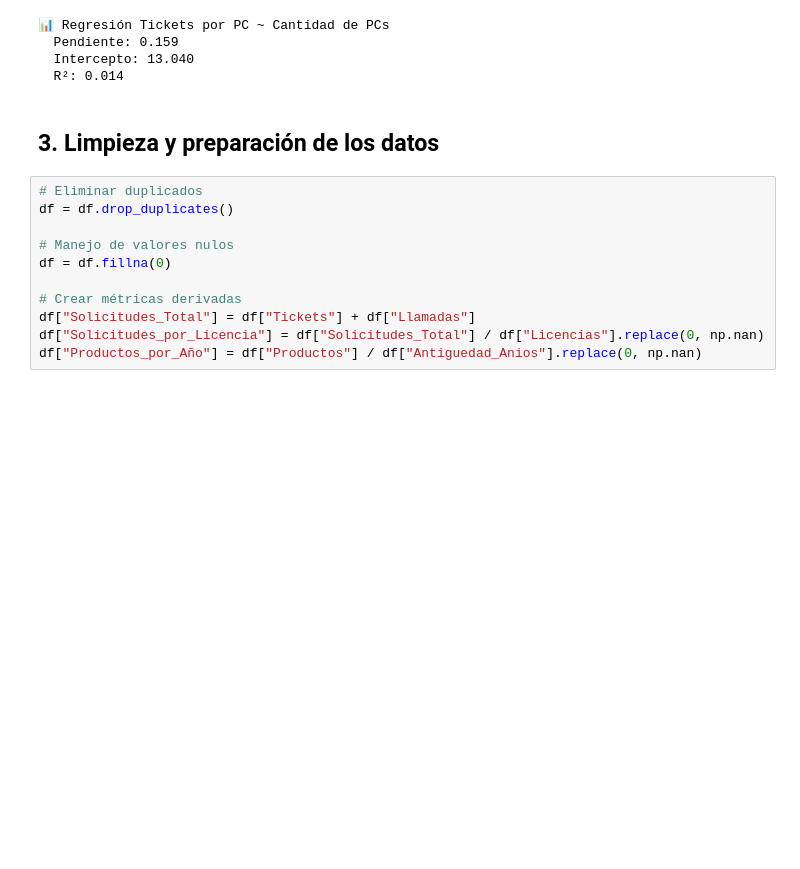
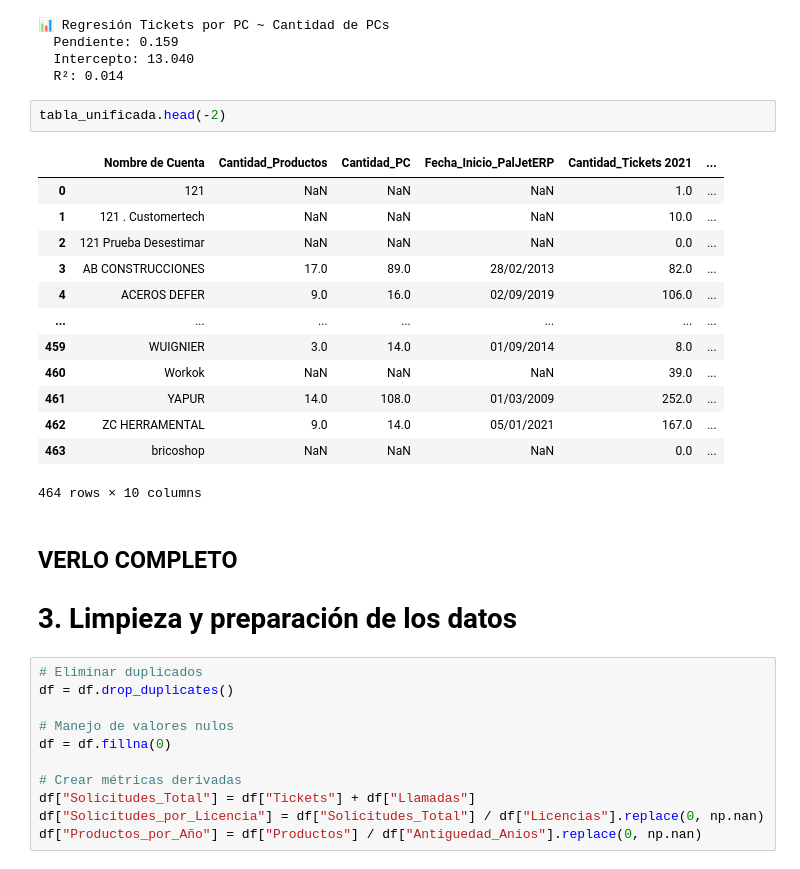
Before and after one commit to christiansaluzzo/Etsol_AnalisisClientes, a Jupyter notebook: análisis_clientes.ipynb, the cells around one changed output. Cells and saved outputs as stored; diff of their text form; blank space fills up the shorter version.

Commit message:
Pruebas varias con los tickets

```diff
--- a/análisis_clientes.ipynb
+++ b/análisis_clientes.ipynb
@@ -486,8 +564,25 @@ scatter_reg("Cantidad_PC", "Tickets_por_PC", "Cantidad de PCs", "Tickets por PC"
   Pendiente: 0.159
   Intercepto: 13.040
   R²: 0.014
+# %%
+tabla_unificada.head(-2)
+# %% [output]
+|  | Nombre de Cuenta | Cantidad_Productos | Cantidad_PC | Fecha_Inicio_PalJetERP | Cantidad_Tickets 2021 | ... |
+| 0 | 121 | NaN | NaN | NaN | 1.0 | ... |
+| 1 | 121 . Customertech | NaN | NaN | NaN | 10.0 | ... |
+| 2 | 121 Prueba Desestimar | NaN | NaN | NaN | 0.0 | ... |
+| 3 | AB CONSTRUCCIONES | 17.0 | 89.0 | 28/02/2013 | 82.0 | ... |
+| 4 | ACEROS DEFER | 9.0 | 16.0 | 02/09/2019 | 106.0 | ... |
+| ... | ... | ... | ... | ... | ... | ... |
+| 459 | WUIGNIER | 3.0 | 14.0 | 01/09/2014 | 8.0 | ... |
+| 460 | Workok | NaN | NaN | NaN | 39.0 | ... |
+| 461 | YAPUR | 14.0 | 108.0 | 01/03/2009 | 252.0 | ... |
+| 462 | ZC HERRAMENTAL | 9.0 | 14.0 | 05/01/2021 | 167.0 | ... |
+| 463 | bricoshop | NaN | NaN | NaN | 0.0 | ... |
+464 rows × 10 columns
 # %% [markdown]
-## 3. Limpieza y preparación de los datos
+## VERLO COMPLETO
+# 3. Limpieza y preparación de los datos
 # %%
 # Eliminar duplicados
 df = df.drop_duplicates()
```
Also changed, not shown: parts of 3 cells of this notebook.
